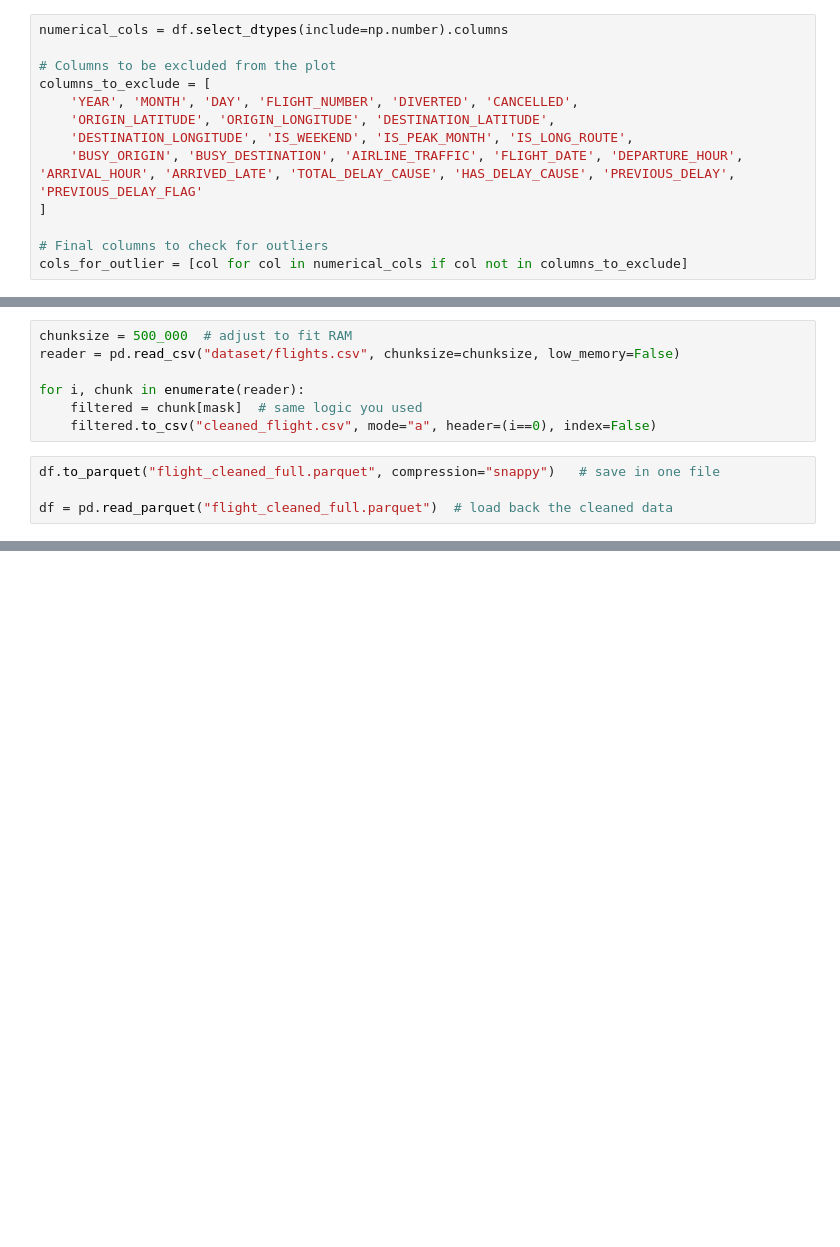
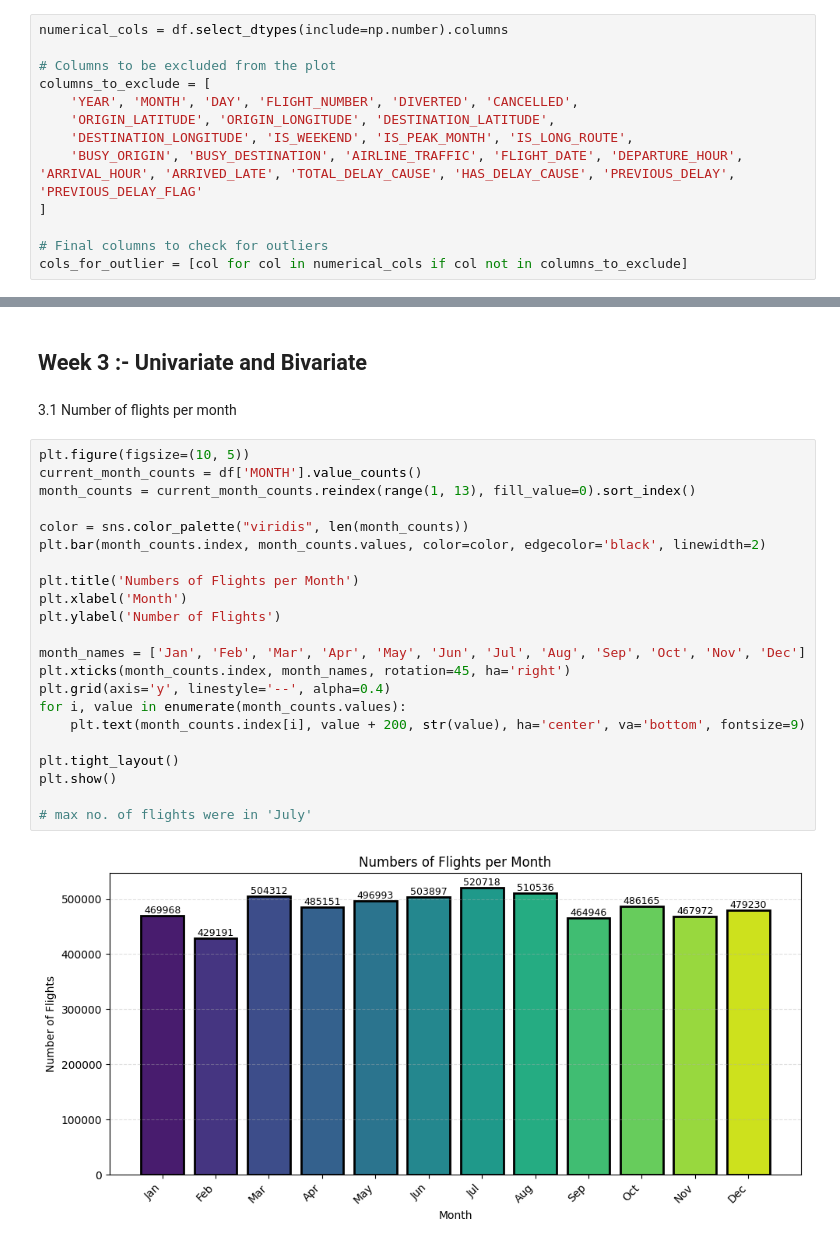
Before and after one commit to ryadavnitb/Batch-7, a Jupyter notebook: Infosys_Internship.ipynb, the cells around one changed output, grey strips where cells are left out. Drawn from its saved outputs; the diff is of its cells as text; blank space fills up the shorter version.

```diff
--- a/Infosys_Internship.ipynb
+++ b/Infosys_Internship.ipynb
@@ -525,11 +514,0 @@ Save dataset
-# %%
-chunksize = 500_000  # adjust to fit RAM
-reader = pd.read_csv("dataset/flights.csv", chunksize=chunksize, low_memory=False)
-
-for i, chunk in enumerate(reader):
-    filtered = chunk[mask]  # same logic you used
-    filtered.to_csv("cleaned_flight.csv", mode="a", header=(i==0), index=False)
-# %%
-df.to_parquet("flight_cleaned_full.parquet", compression="snappy")   # save in one file
-
-df = pd.read_parquet("flight_cleaned_full.parquet")  # load back the cleaned data
@@ -565,0 +515,28 @@ plt.show()
+# %% [markdown]
+## Week 3 :- Univariate and Bivariate
+# %% [markdown]
+3.1 Number of flights per month
+# %%
+plt.figure(figsize=(10, 5))
+current_month_counts = df['MONTH'].value_counts()
+month_counts = current_month_counts.reindex(range(1, 13), fill_value=0).sort_index()
+
+color = sns.color_palette("viridis", len(month_counts))
+plt.bar(month_counts.index, month_counts.values, color=color, edgecolor='black', linewidth=2)
+
+plt.title('Numbers of Flights per Month')
+plt.xlabel('Month')
+plt.ylabel('Number of Flights')
+
+month_names = ['Jan', 'Feb', 'Mar', 'Apr', 'May', 'Jun', 'Jul', 'Aug', 'Sep', 'Oct', 'Nov', 'Dec']
+plt.xticks(month_counts.index, month_names, rotation=45, ha='right')
+plt.grid(axis='y', linestyle='--', alpha=0.4)
+for i, value in enumerate(month_counts.values):
+    plt.text(month_counts.index[i], value + 200, str(value), ha='center', va='bottom', fontsize=9)
+
+plt.tight_layout()
+plt.show()
+
+# max no. of flights were in 'July'
+# %% [output]
+[figure, added]
```
Also changed, not shown: parts of 45 cells of this notebook.
